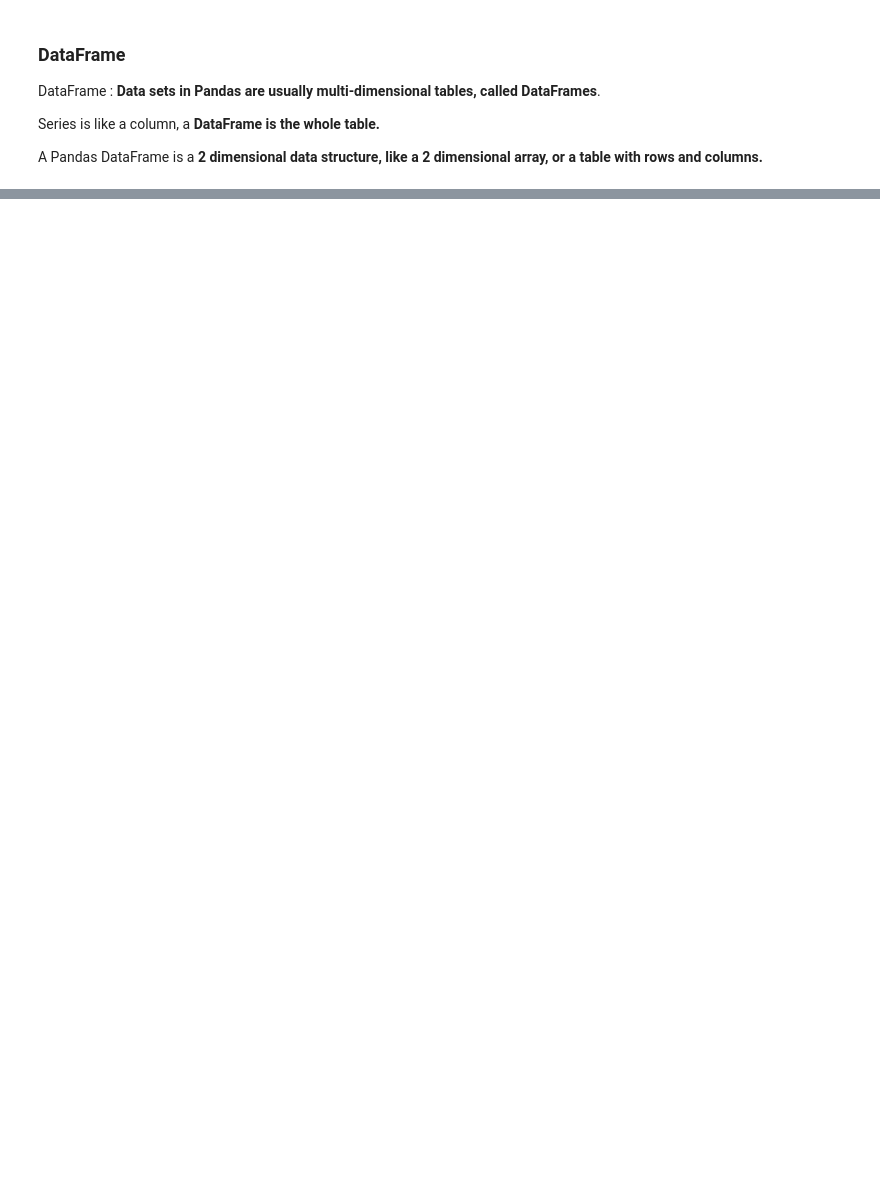
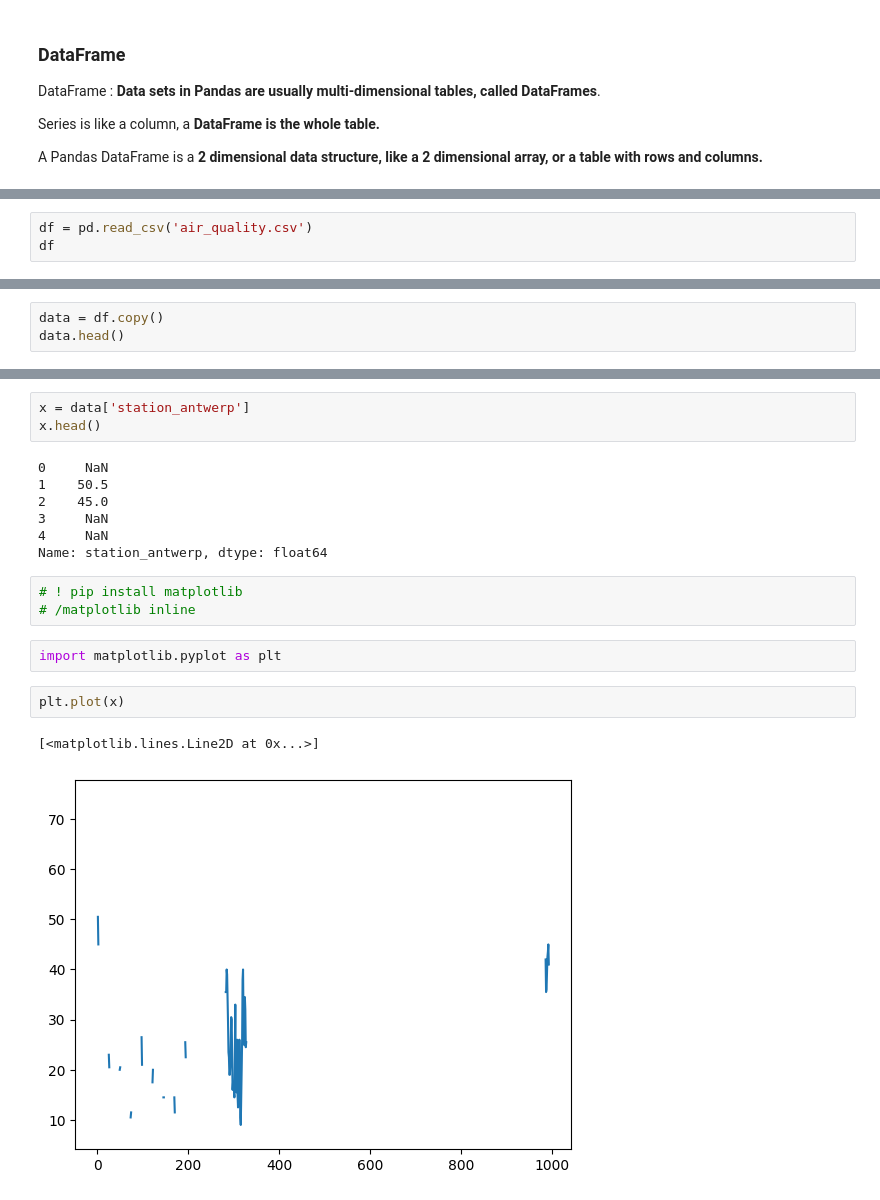
Before and after one commit to Digvijay1000/Pandas, a Jupyter notebook: Digvi_start_to_end_pandas.ipynb, the cells around one changed output, grey strips where cells are left out. Cells and saved outputs as stored; diff of their text form; blank space fills up the shorter version.

```diff
--- a/Digvi_start_to_end_pandas.ipynb
+++ b/Digvi_start_to_end_pandas.ipynb
@@ -248,0 +433,3 @@ A Pandas DataFrame is a **2 dimensional data structure, like a 2 dimensional arr
+# %%
+df = pd.read_csv('air_quality.csv')
+df
@@ -248,0 +873,3 @@ A Pandas DataFrame is a **2 dimensional data structure, like a 2 dimensional arr
+# %%
+data = df.copy()
+data.head()
@@ -248,0 +883,20 @@ A Pandas DataFrame is a **2 dimensional data structure, like a 2 dimensional arr
+# %%
+x = data['station_antwerp']
+x.head()
+# %% [output]
+0     NaN
+1    50.5
+2    45.0
+3     NaN
+4     NaN
+Name: station_antwerp, dtype: float64
+# %%
+# ! pip install matplotlib
+# /matplotlib inline
+# %%
+import matplotlib.pyplot as plt
+# %%
+plt.plot(x)
+# %% [output]
+[<matplotlib.lines.Line2D at 0x...>]
+[figure, added]
```
Also changed, not shown: parts of 110 cells of this notebook, 7 other files.
